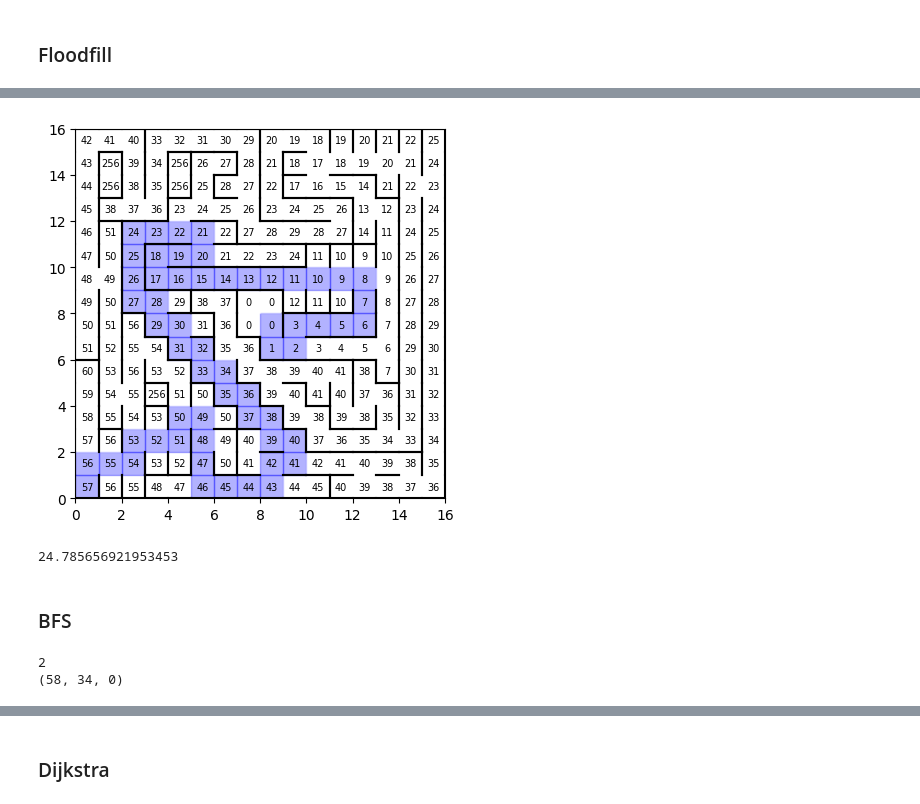
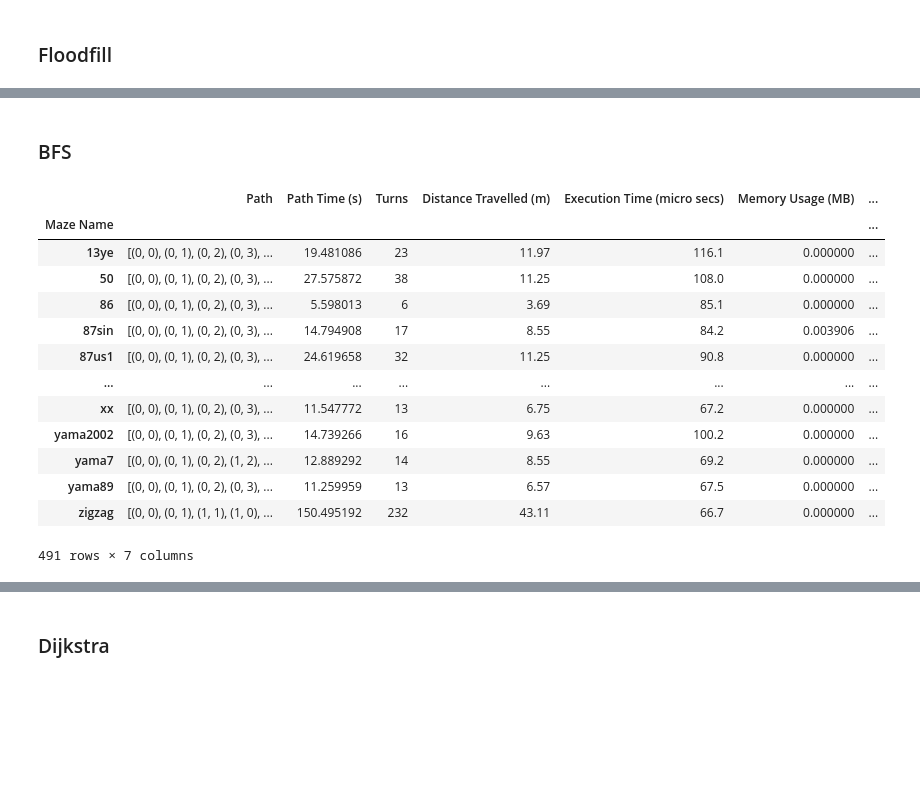
Before and after one commit to FarisAnsara/Optimal-Pathfinding-Micromouse, a Jupyter notebook: Results.ipynb, the cells around one changed output, grey strips where cells are left out. Saved outputs shown, nothing was run; the diff lists cells and outputs as text; code cells hidden in the pictures; blank space fills up the shorter version.

```diff
--- a/Results.ipynb
+++ b/Results.ipynb
@@ -168,19 +186,66 @@ print(flood.get_stats())
 # %%
-Utils().draw_maze(walls=maze, path=flood_path, dist_map= flood.flood_map)
+# Utils().draw_maze(walls=maze, path=flood_path, dist_map= flood.flood_map)
-# %% [output]
-[figure, removed]
 # %%
-stats = Stats()
-print(stats.get_time_from_path(flood_path))
+# stats = Stats()
+# print(stats.get_time_from_path(flood_path))
-# %% [output]
-24.785656921953453
 # %% [markdown]
 ### BFS
+# %%
+stats = Stats()
+bfs_paths = []
+bfs_path_times = []
+bfs_turns = []
+bfs_distances = []
+bfs_cells_travelled = []
+bfs_exec_time = []
+bfs_memory = []
+for name, item in mazes.items():
+    start_time = time.perf_counter_ns()
+    bfs = BFS(walls=item)
+    bfs_exec_time.append(get_runtime(start_time) * pow(10, -3))
+    path = bfs.find_shortest_path_to_goal()
+    bfs_paths.append(path)
+    bfs_path_times.append(stats.get_time_from_path(path))
+    dist, turns = bfs.get_stats()
+    bfs_cells_travelled.append(dist)
+    bfs_distances.append(stats.get_dist_travelled())
+    bfs_turns.append(turns)
+    bfs_memory.append(bfs.total_memory_used)
+
+maze_names = mazes.keys()
+
+data = {
+    'Maze Name': maze_names,
+    'Path': bfs_paths,
+    'Path Time (s)': bfs_path_times,
+    'Turns': bfs_turns,
+    'Distance Travelled (m)': bfs_distances,
+    'Execution Time (micro secs)': bfs_exec_time,
+    'Memory Usage (MB)': bfs_memory,
+    'Cells Travelled': bfs_cells_travelled
+}
+
+bfs_df = pd.DataFrame(data).set_index('Maze Name')
+bfs_df.to_csv('results/csv_files/competition/bfs.csv')
+# %%
+bfs_df
+# %% [output]
+|  | Path | Path Time (s) | Turns | Distance Travelled (m) | Execution Time (micro secs) | Memory Usage (MB) | ... |
+| Maze Name |  |  |  |  |  |  | ... |
+| 13ye | [(0, 0), (0, 1), (0, 2), (0, 3), ... | 19.481086 | 23 | 11.97 | 116.1 | 0.000000 | ... |
+| 50 | [(0, 0), (0, 1), (0, 2), (0, 3), ... | 27.575872 | 38 | 11.25 | 108.0 | 0.000000 | ... |
+| 86 | [(0, 0), (0, 1), (0, 2), (0, 3), ... | 5.598013 | 6 | 3.69 | 85.1 | 0.000000 | ... |
+| 87sin | [(0, 0), (0, 1), (0, 2), (0, 3), ... | 14.794908 | 17 | 8.55 | 84.2 | 0.003906 | ... |
+| 87us1 | [(0, 0), (0, 1), (0, 2), (0, 3), ... | 24.619658 | 32 | 11.25 | 90.8 | 0.000000 | ... |
+| ... | ... | ... | ... | ... | ... | ... | ... |
+| xx | [(0, 0), (0, 1), (0, 2), (0, 3), ... | 11.547772 | 13 | 6.75 | 67.2 | 0.000000 | ... |
+| yama2002 | [(0, 0), (0, 1), (0, 2), (0, 3), ... | 14.739266 | 16 | 9.63 | 100.2 | 0.000000 | ... |
+| yama7 | [(0, 0), (0, 1), (0, 2), (1, 2), ... | 12.889292 | 14 | 8.55 | 69.2 | 0.000000 | ... |
+| yama89 | [(0, 0), (0, 1), (0, 2), (0, 3), ... | 11.259959 | 13 | 6.57 | 67.5 | 0.000000 | ... |
+| zigzag | [(0, 0), (0, 1), (1, 1), (1, 0), ... | 150.495192 | 232 | 43.11 | 66.7 | 0.000000 | ... |
+491 rows × 7 columns
 # %%
-bfs = BFS(walls=maze)
-bfs_path = bfs.find_shortest_path_to_goal()
-print(bfs.get_stats())
+# bfs = BFS(walls=maze)
+# bfs_path = bfs.find_shortest_path_to_goal()
+# print(bfs.get_stats())
-# %% [output]
-2
-(58, 34, 0)
 # %%
```
Also changed, not shown: parts of 42 cells of this notebook, 37 other files.
